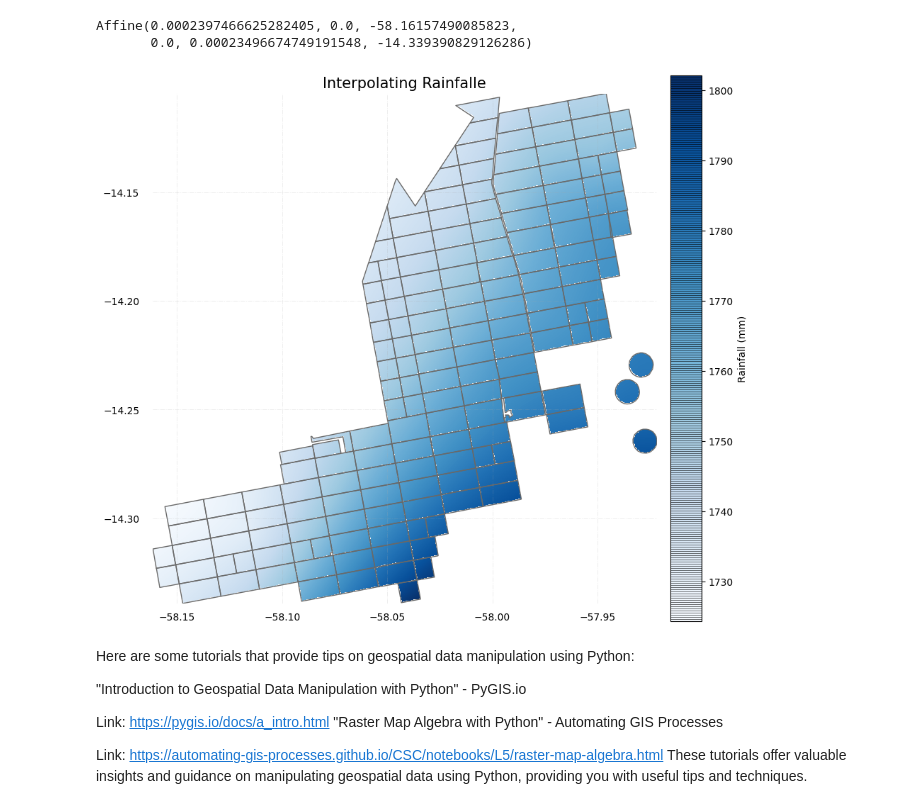
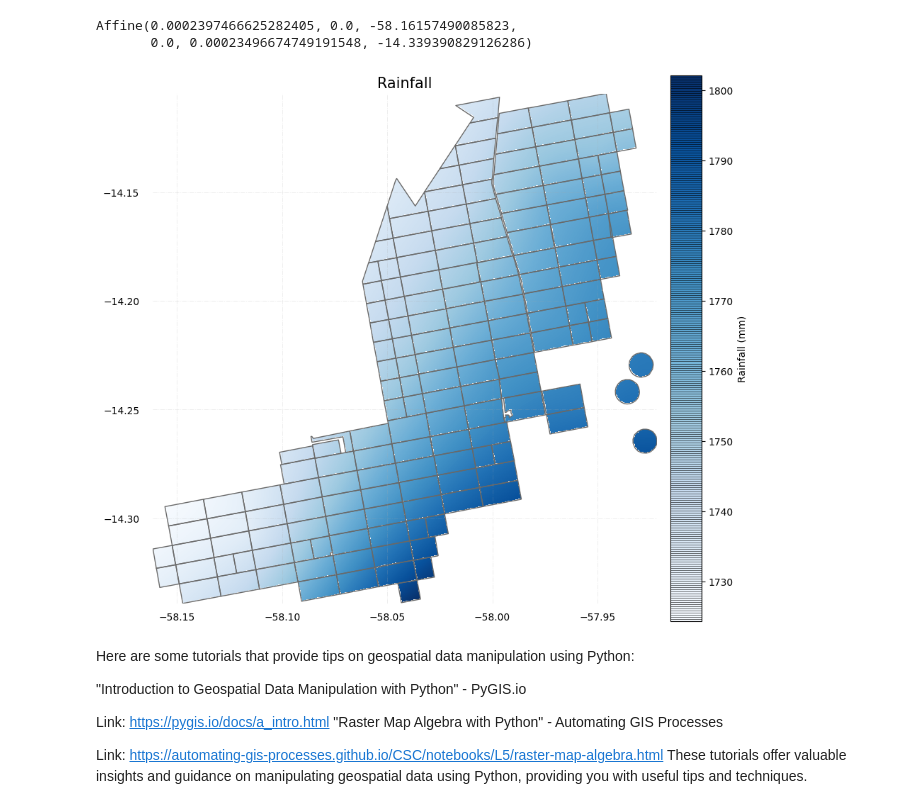
Before and after one commit to Cristiano2132/tutorial_spatial_data, a Jupyter notebook: tutorial_geodata.ipynb, the cells around one changed output. Cells and saved outputs as stored; diff of their text form; code cells hidden in the pictures.

```diff
--- a/tutorial_geodata.ipynb
+++ b/tutorial_geodata.ipynb
@@ -351,7 +349,7 @@ def export_kde_raster(interpoolated_values: np.array, x_coord: np.array, y_coord
             new_dataset.write(interpoolated_values, 1)
 # %%
 # Export raster
-file_path = "data/outputs/precipitation_interpolated..tif"
+file_path = "data/outputs/precipitation_interpolated.tif"
 export_kde_raster(interpoolated_values=interpolated_values, x_coord=xx_grid_coord, y_coord=yy_grid_coord,
 min_x = min_x, max_x = max_x, min_y = min_y, max_y = max_y,
                   proj = gdf_precipitation.crs,
@@ -403,35 +401,35 @@ precipitation_map = ax.imshow(array_values, cmap = "Blues", extent=bounds_extent
 # ax.plot(x_rain, y_rain, 'k.', markersize = 2, alpha = 0.5)
 gdf_base.plot(ax = ax, color = 'none', edgecolor = 'dimgray')
 # plt.gca().invert_yaxis()
 plt.colorbar(precipitation_map, cax=cbar_ax, **cbar_kws)
 
 # # Remove axes splines
 for s in ['top', 'bottom', 'left', 'right']:
     ax.spines[s].set_visible(False)
 
 # Remove x, y Ticks
 ax.xaxis.set_ticks_position('none')
 ax.yaxis.set_ticks_position('none')
 
 # Add padding between axes and labels
 ax.xaxis.set_tick_params(pad = 5)
 ax.yaxis.set_tick_params(pad = 10)
 
 # # Add x, y gridlines
 ax.grid(color ='darkgrey',
         linestyle ='-.', linewidth = 0.7,
         alpha = 0.2)
 
 # # Show top values
 ax.invert_yaxis()
 
 # Set title
-ax.set_title('Interpolating Rainfalle', fontdict = {'fontsize': '15', 'fontweight' : '3'})
+ax.set_title('Rainfall', fontdict = {'fontsize': '15', 'fontweight' : '3'})
 
 # Display plot
 plt.show()
 # %% [output]
-[figure, old version]
+[figure, new version]
 # %% [markdown]
 Here are some tutorials that provide tips on geospatial data manipulation using Python:
 
```
Also changed, not shown: parts of 3 cells of this notebook, 2 other files.
